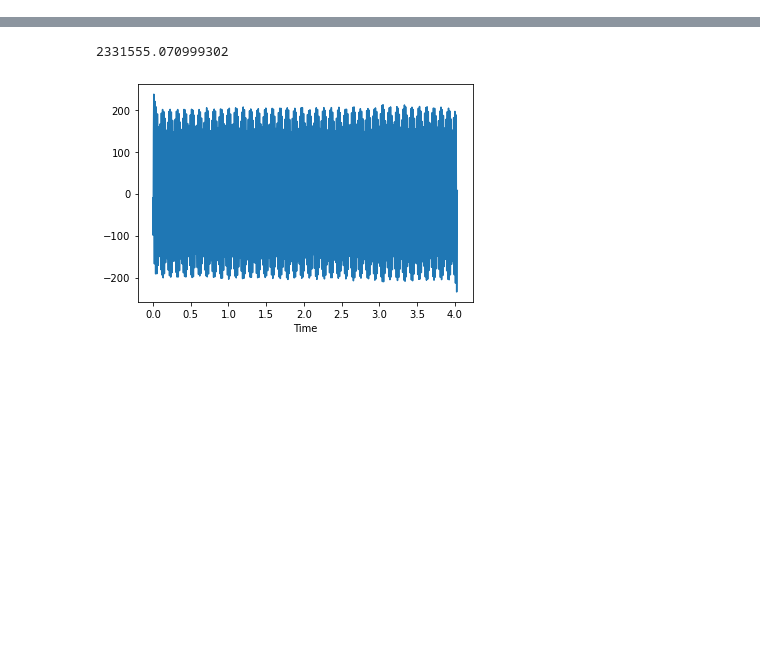
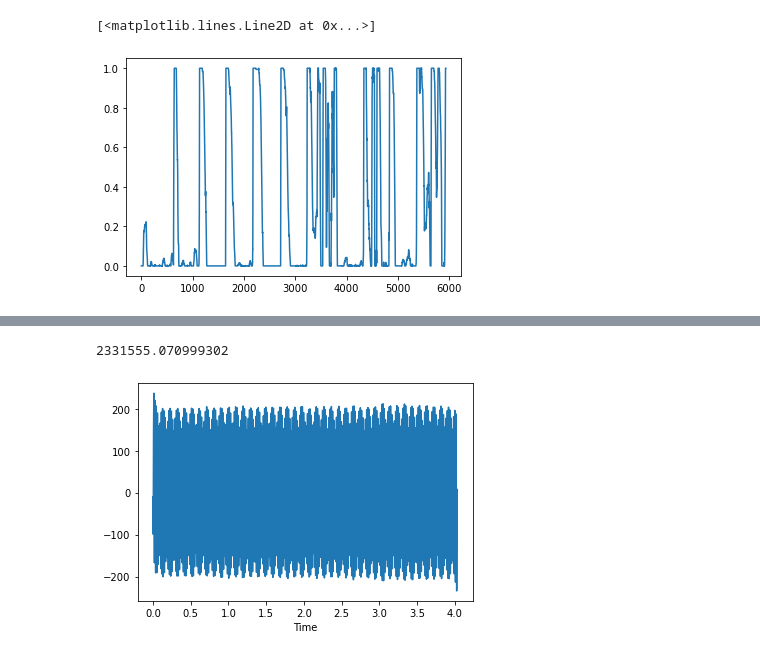
Before and after one commit to NeuroTech-UCSD/aeroMus, a Jupyter notebook: Project-Data/pyemg.ipynb, the cells around one changed output, grey strips where cells are left out. Cells and saved outputs as stored; diff of their text form; code cells hidden in the pictures; blank space fills up the shorter version.

Commit message:
added sess3 data and metadata, plotted in pyemg notebook

```diff
--- a/Project-Data/pyemg.ipynb
+++ b/Project-Data/pyemg.ipynb
@@ -49,0 +51,4 @@ def plot_emg(cat_dict, category, instance, electrode, plot=True):
+# %%
+sess3_data = 'test_sess3_data.txt'
+sess3_metadata = 'test_sess3_metadata.txt'
+cat_instances3 = data_from_files(sess3_data, sess3_metadata)
@@ -49,0 +76,6 @@ def plot_emg(cat_dict, category, instance, electrode, plot=True):
+# %%
+sess_3_df = pd.read_csv(sess3_data,header=None)
+plt.plot(sess_3_df[1])
+# %% [output]
+[<matplotlib.lines.Line2D at 0x...>]
+[figure, added]
```
Also changed, not shown: parts of 11 cells of this notebook, 3 other files.
